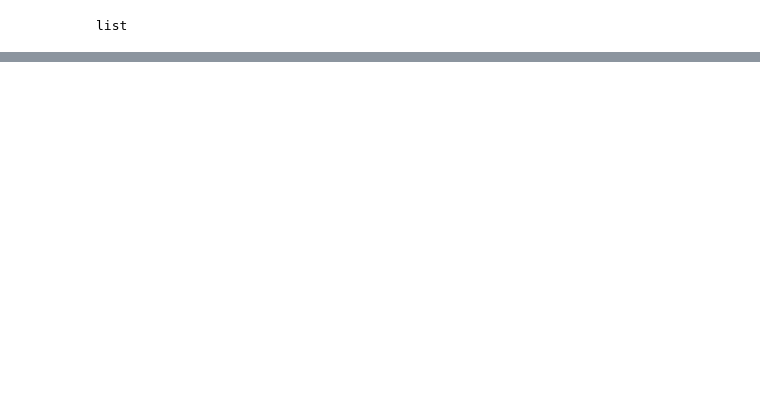
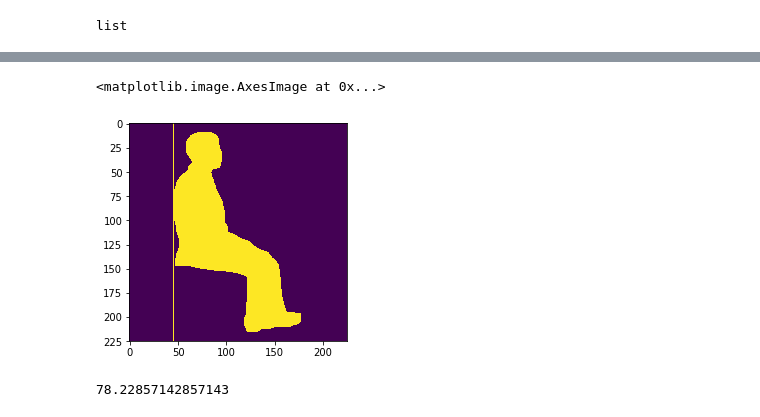
Before and after one commit to princeofpython/Posturize, a Jupyter notebook: back_contour_detect.ipynb, the cells around one changed output, grey strips where cells are left out. Saved outputs shown, nothing was run; the diff lists cells and outputs as text; code cells hidden in the pictures; blank space fills up the shorter version.

Commit message:
back_contour_updated

```diff
--- a/back_contour_detect.ipynb
+++ b/back_contour_detect.ipynb
@@ -156,0 +167,5 @@ statistics.stdev(back_point_list)
+# %%
+plt.imshow(im2)
+# %% [output]
+<matplotlib.image.AxesImage at 0x...>
+[figure, added]
@@ -156,0 +178,4 @@ statistics.stdev(back_point_list)
+# %%
+print(square_sum/(back_lenght))
+# %% [output]
+78.22857142857143
```
Also changed, not shown: parts of 16 cells of this notebook.
